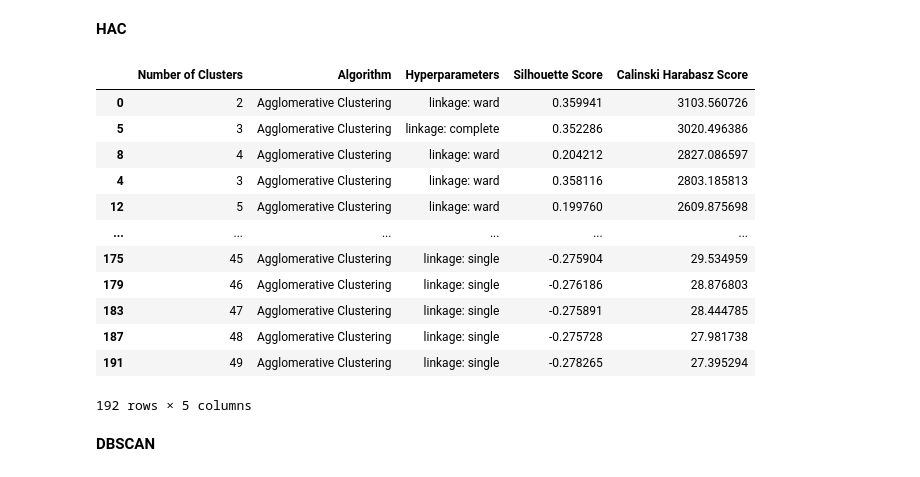
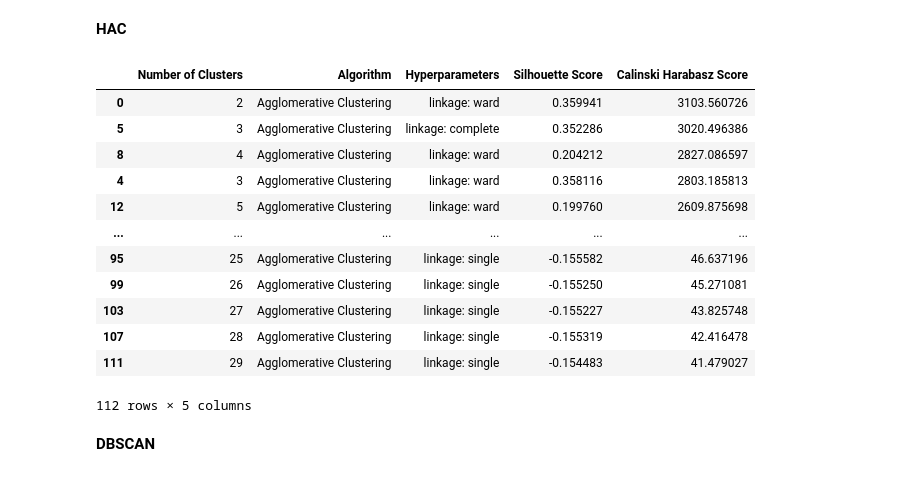
Before and after one commit to ray2g/Data-Mining-Projects, a Jupyter notebook: Homework Assignment 4/PD_TPC4_script.ipynb, the cells around one changed output. Drawn from its saved outputs; the diff is of its cells as text; code cells hidden in the pictures.

```diff
--- a/Homework Assignment 4/PD_TPC4_script.ipynb
+++ b/Homework Assignment 4/PD_TPC4_script.ipynb
@@ -570,22 +497,22 @@ midnight_noon_cluster_kmeans.sort_values(['Calinski Harabasz Score'],ascending=F
 # %% [markdown]
 **HAC**
 # %%
-midnight_noon_cluster_hac = cluster_analysis_hac(midnight_noon_standard, 50)
+midnight_noon_cluster_hac = cluster_analysis_hac(midnight_noon_standard, 30)
 midnight_noon_cluster_hac.sort_values(['Calinski Harabasz Score'],ascending=False)
 # %% [output]
 |  | Number of Clusters | Algorithm | Hyperparameters | Silhouette Score | Calinski Harabasz Score |
 | 0 | 2 | Agglomerative Clustering | linkage: ward | 0.359941 | 3103.560726 |
 | 5 | 3 | Agglomerative Clustering | linkage: complete | 0.352286 | 3020.496386 |
 | 8 | 4 | Agglomerative Clustering | linkage: ward | 0.204212 | 2827.086597 |
 | 4 | 3 | Agglomerative Clustering | linkage: ward | 0.358116 | 2803.185813 |
 | 12 | 5 | Agglomerative Clustering | linkage: ward | 0.199760 | 2609.875698 |
 | ... | ... | ... | ... | ... | ... |
-| 175 | 45 | Agglomerative Clustering | linkage: single | -0.275904 | 29.534959 |
-| 179 | 46 | Agglomerative Clustering | linkage: single | -0.276186 | 28.876803 |
-| 183 | 47 | Agglomerative Clustering | linkage: single | -0.275891 | 28.444785 |
-| 187 | 48 | Agglomerative Clustering | linkage: single | -0.275728 | 27.981738 |
-| 191 | 49 | Agglomerative Clustering | linkage: single | -0.278265 | 27.395294 |
+| 95 | 25 | Agglomerative Clustering | linkage: single | -0.155582 | 46.637196 |
+| 99 | 26 | Agglomerative Clustering | linkage: single | -0.155250 | 45.271081 |
+| 103 | 27 | Agglomerative Clustering | linkage: single | -0.155227 | 43.825748 |
+| 107 | 28 | Agglomerative Clustering | linkage: single | -0.155319 | 42.416478 |
+| 111 | 29 | Agglomerative Clustering | linkage: single | -0.154483 | 41.479027 |
-192 rows × 5 columns
+112 rows × 5 columns
 # %% [markdown]
 **DBSCAN**
 # %%
```
Also changed, not shown: parts of 28 cells of this notebook.
